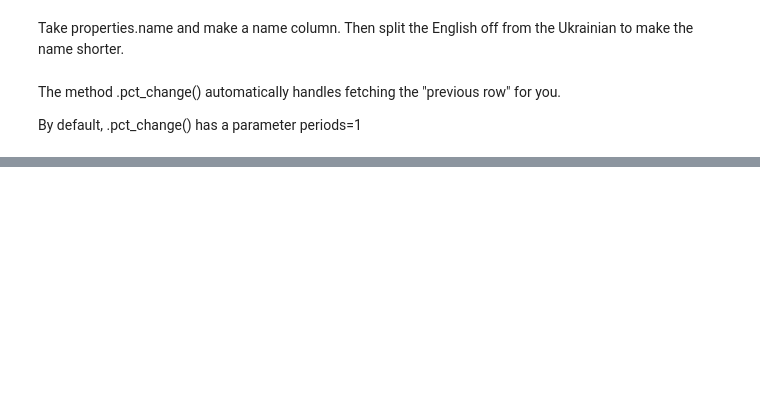
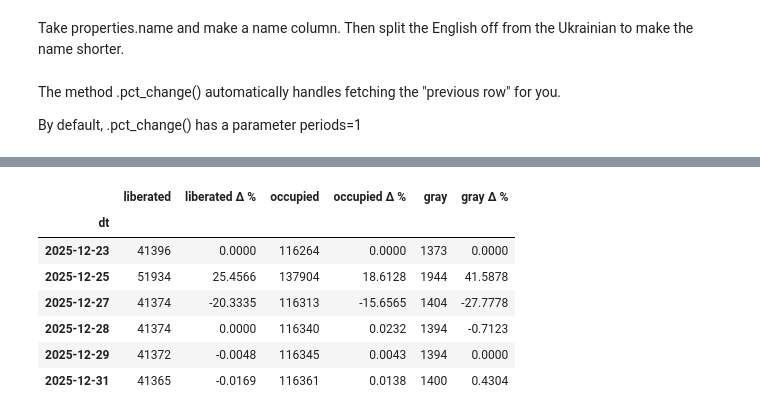
Before and after one commit to werowe/deepstate-map-data, a Jupyter notebook: hypatia/deepstate-time-series.ipynb, the cells around one changed output, grey strips where cells are left out. Cells and saved outputs as stored; diff of their text form; code cells hidden in the pictures; blank space fills up the shorter version.

```diff
--- a/hypatia/deepstate-time-series.ipynb
+++ b/hypatia/deepstate-time-series.ipynb
@@ -248 +185,13 @@ epoch_time
 dtype: int64
+# %%
+# Display
+final_df.round(4)
+# %% [output]
+|  | liberated | liberated Δ % | occupied | occupied Δ % | gray | gray Δ % |
+| dt |  |  |  |  |  |  |
+| 2025-12-23 | 41396 | 0.0000 | 116264 | 0.0000 | 1373 | 0.0000 |
+| 2025-12-25 | 51934 | 25.4566 | 137904 | 18.6128 | 1944 | 41.5878 |
+| 2025-12-27 | 41374 | -20.3335 | 116313 | -15.6565 | 1404 | -27.7778 |
+| 2025-12-28 | 41374 | 0.0000 | 116340 | 0.0232 | 1394 | -0.7123 |
+| 2025-12-29 | 41372 | -0.0048 | 116345 | 0.0043 | 1394 | 0.0000 |
+| 2025-12-31 | 41365 | -0.0169 | 116361 | 0.0138 | 1400 | 0.4304 |
```
Also changed, not shown: parts of 10 cells of this notebook.
